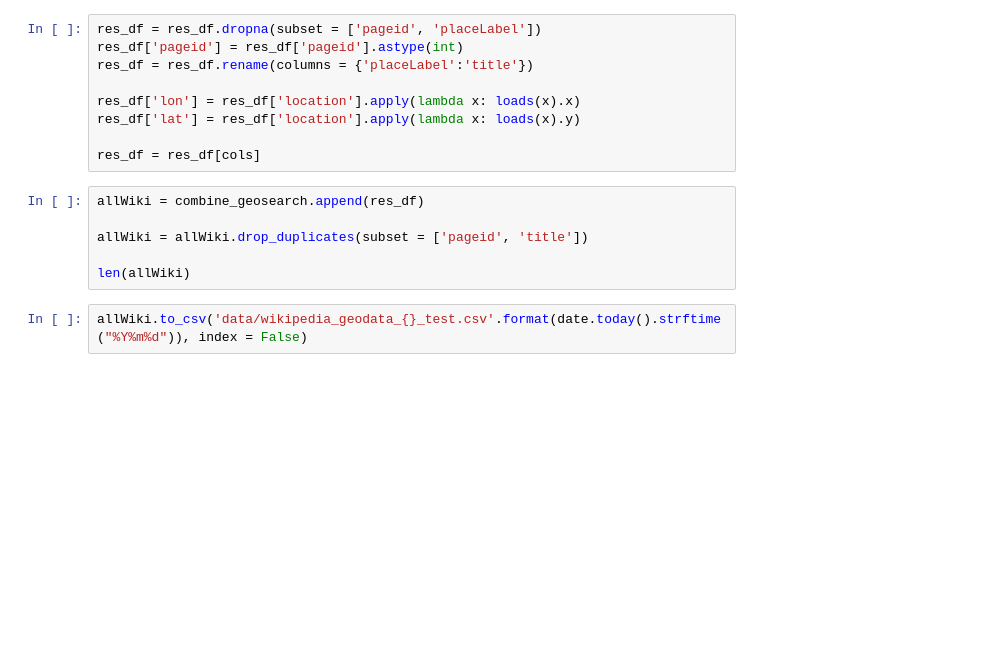
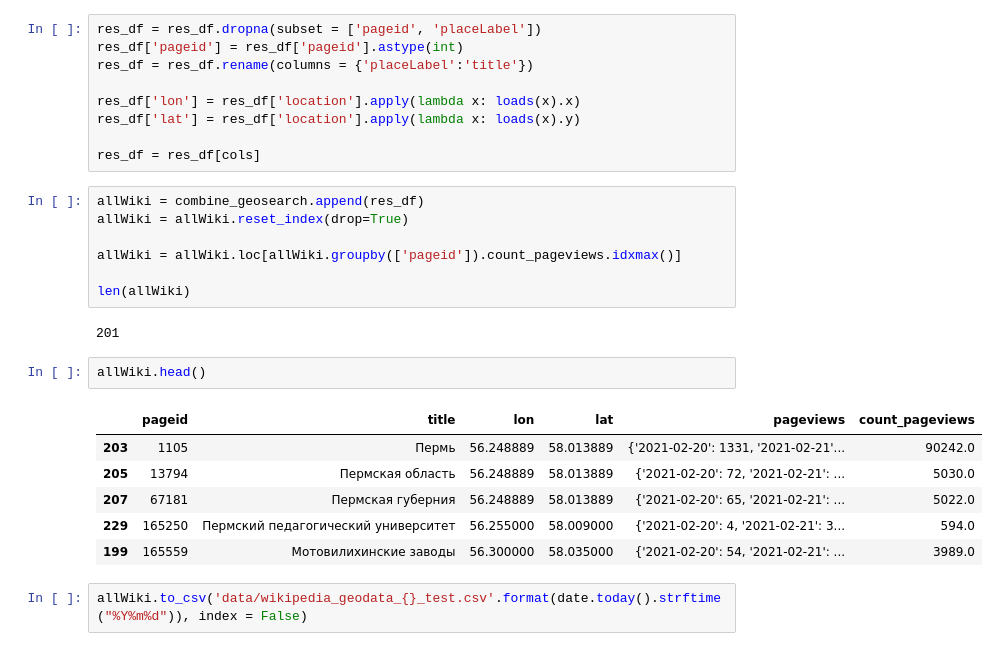
Before and after one commit to jtuvaleva/import_geodata, a Jupyter notebook: wikipedia_geosearch.ipynb, the cells around one changed output. Saved outputs shown, nothing was run; the diff lists cells and outputs as text; blank space fills up the shorter version.

Commit message:
removed duplicated row

```diff
--- a/wikipedia_geosearch.ipynb
+++ b/wikipedia_geosearch.ipynb
@@ -248,9 +284,21 @@ res_df['lat'] = res_df['location'].apply(lambda x: loads(x).y)
 res_df = res_df[cols]
 # %%
 allWiki = combine_geosearch.append(res_df)
+allWiki = allWiki.reset_index(drop=True)
 
-allWiki = allWiki.drop_duplicates(subset = ['pageid', 'title'])
+allWiki = allWiki.loc[allWiki.groupby(['pageid']).count_pageviews.idxmax()]
 
 len(allWiki)
+# %% [output]
+201
+# %%
+allWiki.head()
+# %% [output]
+|  | pageid | title | lon | lat | pageviews | count_pageviews |
+| 203 | 1105 | Пермь | 56.248889 | 58.013889 | {'2021-02-20': 1331, '2021-02-21'... | 90242.0 |
+| 205 | 13794 | Пермская область | 56.248889 | 58.013889 | {'2021-02-20': 72, '2021-02-21': ... | 5030.0 |
+| 207 | 67181 | Пермская губерния | 56.248889 | 58.013889 | {'2021-02-20': 65, '2021-02-21': ... | 5022.0 |
+| 229 | 165250 | Пермский педагогический университет | 56.255000 | 58.009000 | {'2021-02-20': 4, '2021-02-21': 3... | 594.0 |
+| 199 | 165559 | Мотовилихинские заводы | 56.300000 | 58.035000 | {'2021-02-20': 54, '2021-02-21': ... | 3989.0 |
 # %%
 allWiki.to_csv('data/wikipedia_geodata_{}_test.csv'.format(date.today().strftime("%Y%m%d")), index = False)
```
Also changed, not shown: parts of 17 cells of this notebook.
